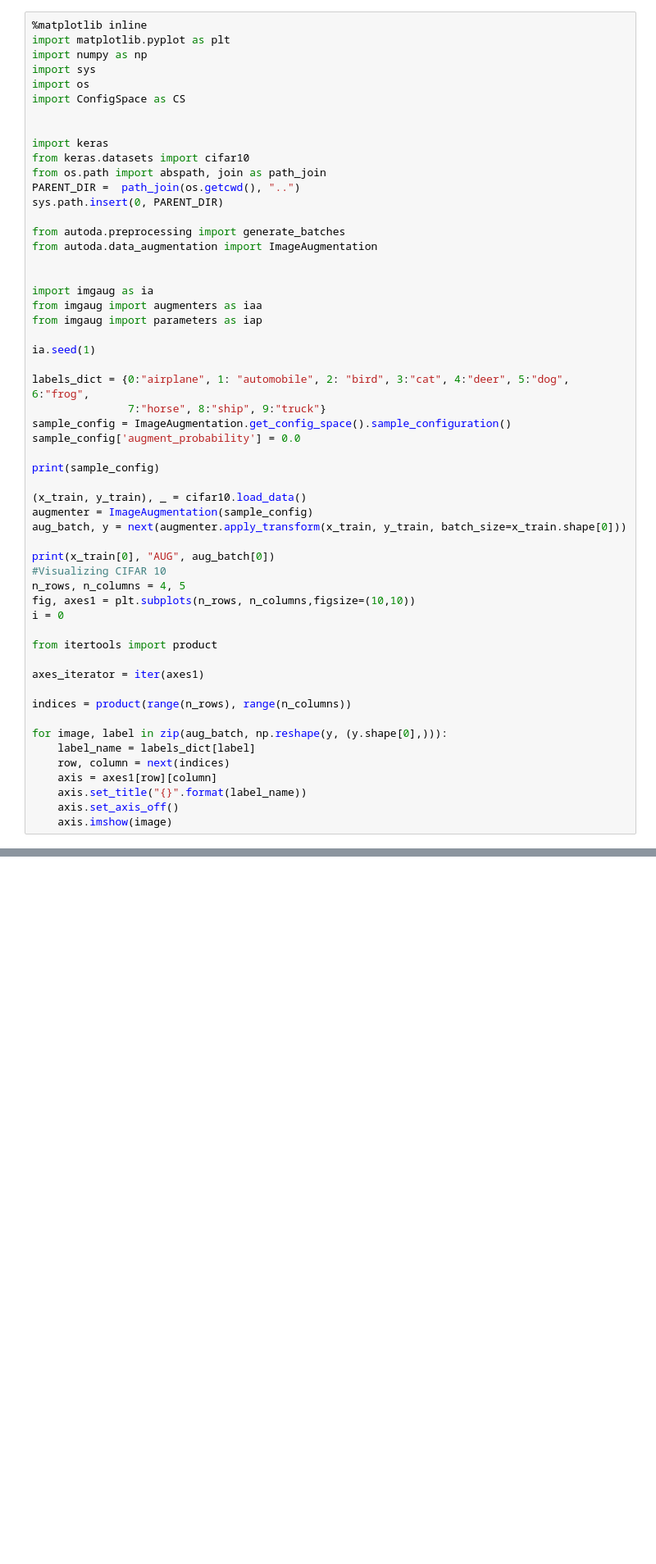
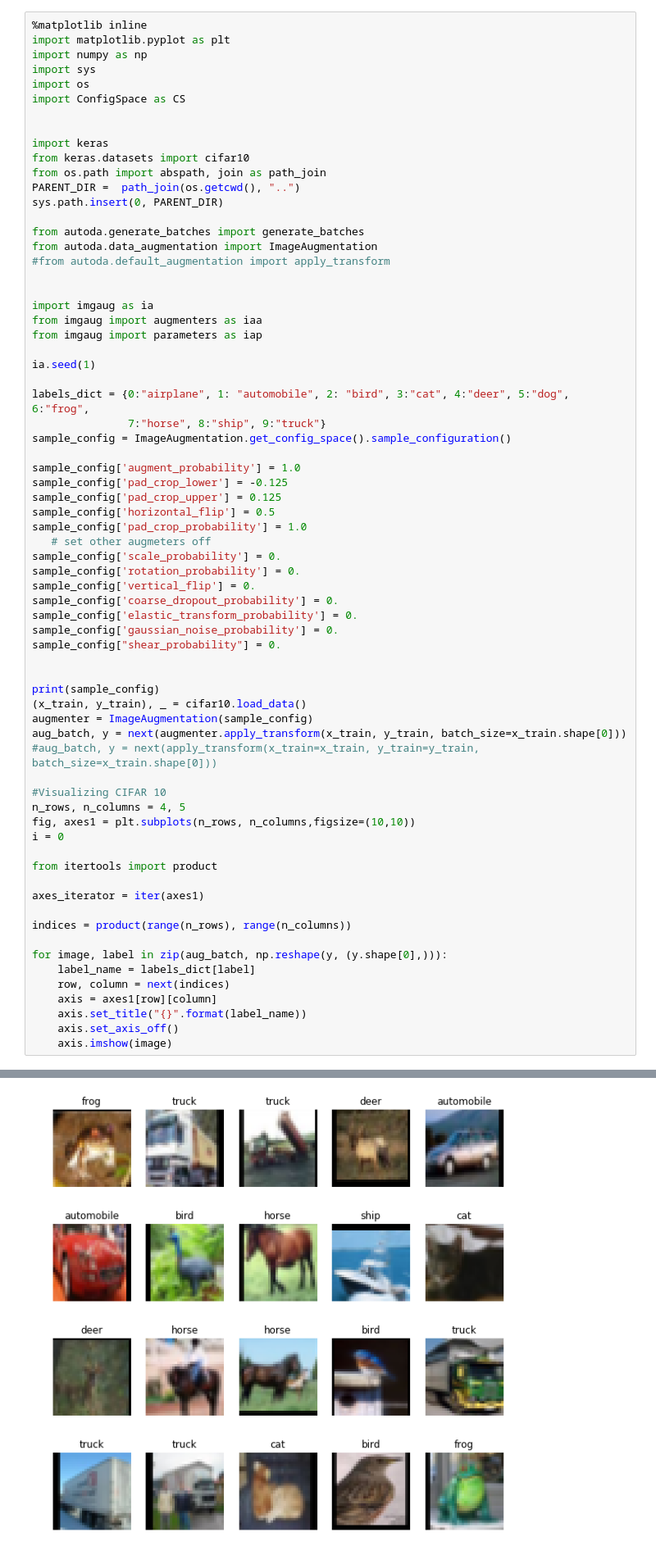
Before and after one commit to zemovi/AutoDA, a Jupyter notebook: notebooks/parameterized_imgaug.ipynb, the cells around one changed output, grey strips where cells are left out. Shown at 82% size. Saved outputs shown, nothing was run; the diff lists cells and outputs as text; blank space fills up the shorter version.

```diff
--- a/notebooks/parameterized_imgaug.ipynb
+++ b/notebooks/parameterized_imgaug.ipynb
@@ -13,8 +13,9 @@ from os.path import abspath, join as path_join
 PARENT_DIR =  path_join(os.getcwd(), "..")
 sys.path.insert(0, PARENT_DIR)
 
-from autoda.preprocessing import generate_batches
+from autoda.generate_batches import generate_batches
 from autoda.data_augmentation import ImageAugmentation
+#from autoda.default_augmentation import apply_transform
 
 
 import imgaug as ia
@@ -26,15 +27,28 @@ ia.seed(1)
 labels_dict = {0:"airplane", 1: "automobile", 2: "bird", 3:"cat", 4:"deer", 5:"dog", 6:"frog",
                7:"horse", 8:"ship", 9:"truck"}
 sample_config = ImageAugmentation.get_config_space().sample_configuration()
-sample_config['augment_probability'] = 0.0
+
+sample_config['augment_probability'] = 1.0
+sample_config['pad_crop_lower'] = -0.125
+sample_config['pad_crop_upper'] = 0.125
+sample_config['horizontal_flip'] = 0.5
+sample_config['pad_crop_probability'] = 1.0
+   # set other augmeters off
+sample_config['scale_probability'] = 0.
+sample_config['rotation_probability'] = 0.
+sample_config['vertical_flip'] = 0.
+sample_config['coarse_dropout_probability'] = 0.
+sample_config['elastic_transform_probability'] = 0.
+sample_config['gaussian_noise_probability'] = 0.
+sample_config["shear_probability"] = 0.
+
 
 print(sample_config)
-
 (x_train, y_train), _ = cifar10.load_data()
 augmenter = ImageAugmentation(sample_config)
 aug_batch, y = next(augmenter.apply_transform(x_train, y_train, batch_size=x_train.shape[0]))
+#aug_batch, y = next(apply_transform(x_train=x_train, y_train=y_train, batch_size=x_train.shape[0]))
 
-print(x_train[0], "AUG", aug_batch[0])
 #Visualizing CIFAR 10
 n_rows, n_columns = 4, 5
 fig, axes1 = plt.subplots(n_rows, n_columns,figsize=(10,10))
@@ -53,3 +67,4 @@ for image, label in zip(aug_batch, np.reshape(y, (y.shape[0],))):
     axis.set_title("{}".format(label_name))
     axis.set_axis_off()
     axis.imshow(image)
+# %% [output]
@@ -56,3 +90,4 @@ for image, label in zip(aug_batch, np.reshape(y, (y.shape[0],))):
+[figure, added]
 # %%
 
 for image, label in zip(x_train[:20], np.reshape(y_train, (y_train.shape[0],))):
```
Also changed, not shown: parts of 3 cells of this notebook, 8 other files.
